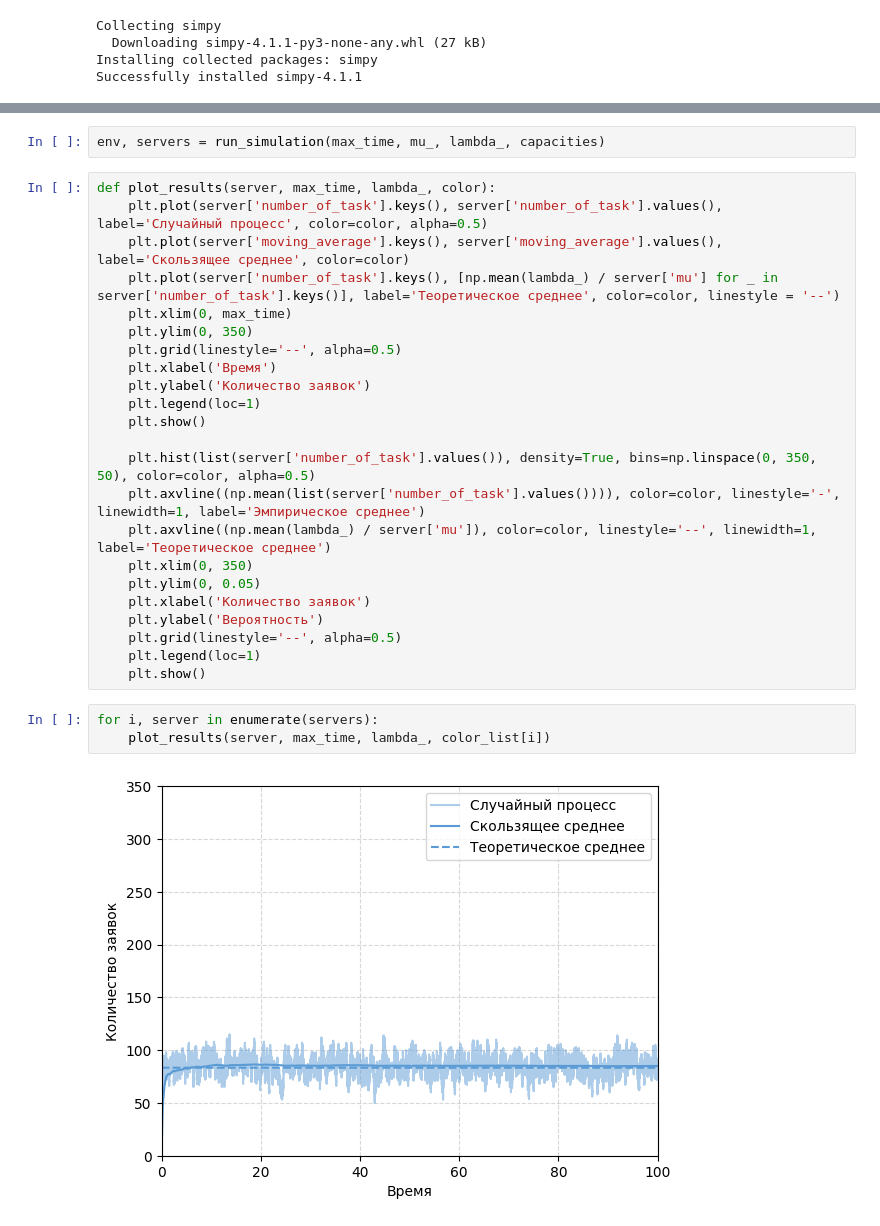
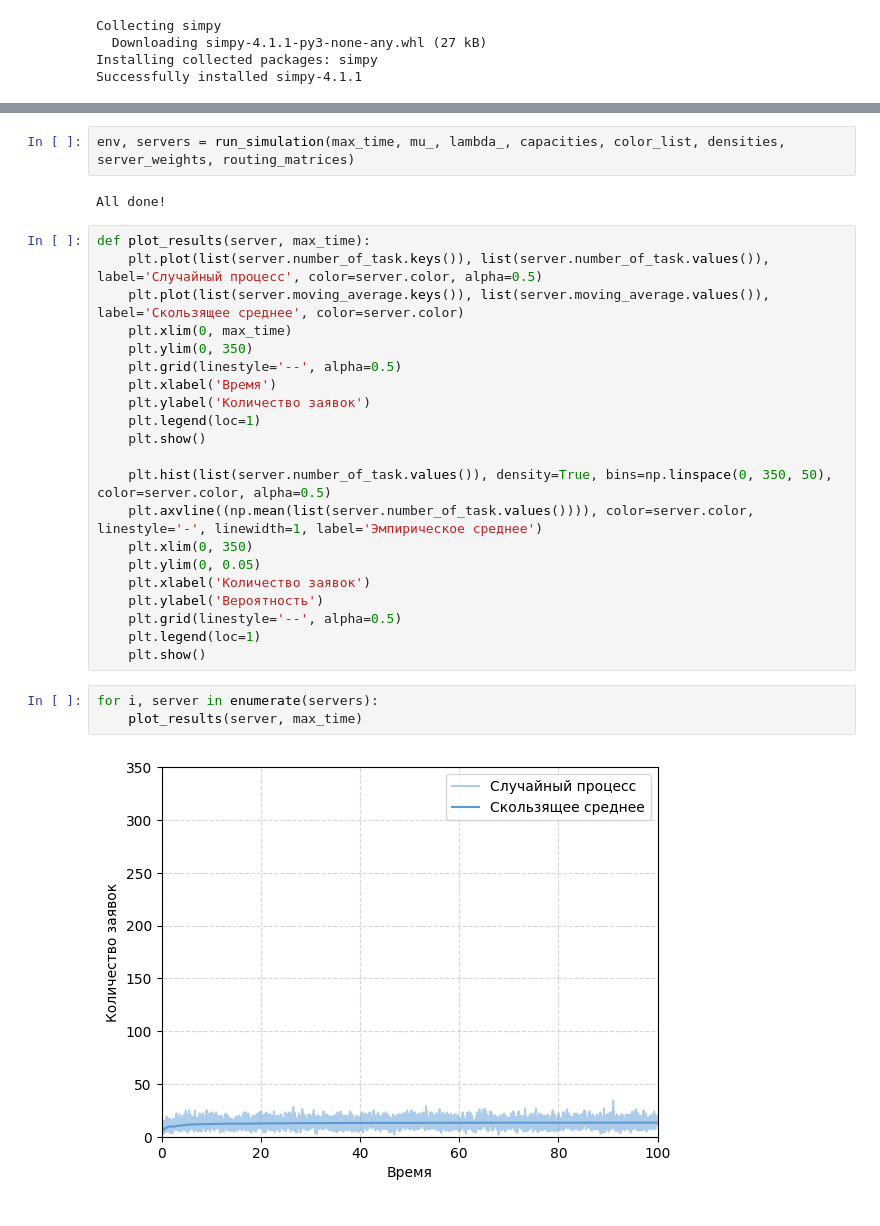
Before and after one commit to Lofftavelglarn/Research-Work-Simulation-Model-IoT, a Jupyter notebook: SimulationModeling.ipynb, the cells around one changed output, grey strips where cells are left out. Saved outputs shown, nothing was run; the diff lists cells and outputs as text.

Commit message:
Изменена структура и начальные данные для тестов
Добавлены классы Stream и  Server. Количество потоков увеличено до 7, взяты приближенные к реальности данные.

```diff
--- a/SimulationModeling.ipynb
+++ b/SimulationModeling.ipynb
@@ -64,10 +130,11 @@ def run_simulation(max_time, mu_, lambda_, capacities):
 # %%
-env, servers = run_simulation(max_time, mu_, lambda_, capacities)
+env, servers = run_simulation(max_time, mu_, lambda_, capacities, color_list, densities, server_weights, routing_matrices)
+# %% [output]
+All done!
 # %%
-def plot_results(server, max_time, lambda_, color):
-    plt.plot(server['number_of_task'].keys(), server['number_of_task'].values(), label='Случайный процесс', color=color, alpha=0.5)
-    plt.plot(server['moving_average'].keys(), server['moving_average'].values(), label='Скользящее среднее', color=color)
-    plt.plot(server['number_of_task'].keys(), [np.mean(lambda_) / server['mu'] for _ in server['number_of_task'].keys()], label='Теоретическое среднее', color=color, linestyle = '--')
+def plot_results(server, max_time):
+    plt.plot(list(server.number_of_task.keys()), list(server.number_of_task.values()), label='Случайный процесс', color=server.color, alpha=0.5)
+    plt.plot(list(server.moving_average.keys()), list(server.moving_average.values()), label='Скользящее среднее', color=server.color)
     plt.xlim(0, max_time)
     plt.ylim(0, 350)
     plt.grid(linestyle='--', alpha=0.5)
@@ -76,9 +143,8 @@ def plot_results(server, max_time, lambda_, color):
     plt.legend(loc=1)
     plt.show()
 
-    plt.hist(list(server['number_of_task'].values()), density=True, bins=np.linspace(0, 350, 50), color=color, alpha=0.5)
-    plt.axvline((np.mean(list(server['number_of_task'].values()))), color=color, linestyle='-', linewidth=1, label='Эмпирическое среднее')
-    plt.axvline((np.mean(lambda_) / server['mu']), color=color, linestyle='--', linewidth=1, label='Теоретическое среднее')
+    plt.hist(list(server.number_of_task.values()), density=True, bins=np.linspace(0, 350, 50), color=server.color, alpha=0.5)
+    plt.axvline((np.mean(list(server.number_of_task.values()))), color=server.color, linestyle='-', linewidth=1, label='Эмпирическое среднее')
     plt.xlim(0, 350)
     plt.ylim(0, 0.05)
     plt.xlabel('Количество заявок')
@@ -88,6 +154,6 @@ def plot_results(server, max_time, lambda_, color):
     plt.show()
 # %%
 for i, server in enumerate(servers):
-    plot_results(server, max_time, lambda_, color_list[i])
+    plot_results(server, max_time)
 # %% [output]
-[figure, old version]
+[figure, new version]
```
Also changed, not shown: parts of 17 cells of this notebook.
